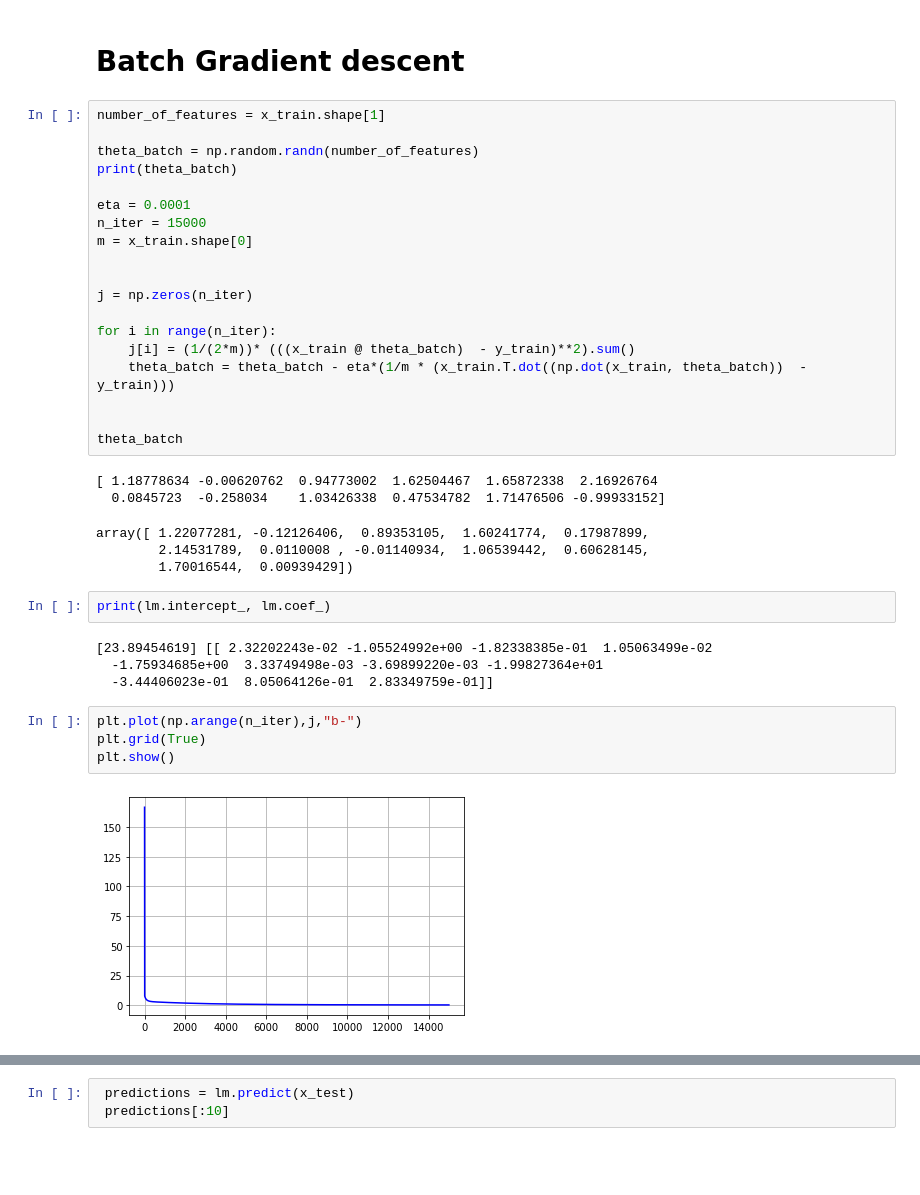
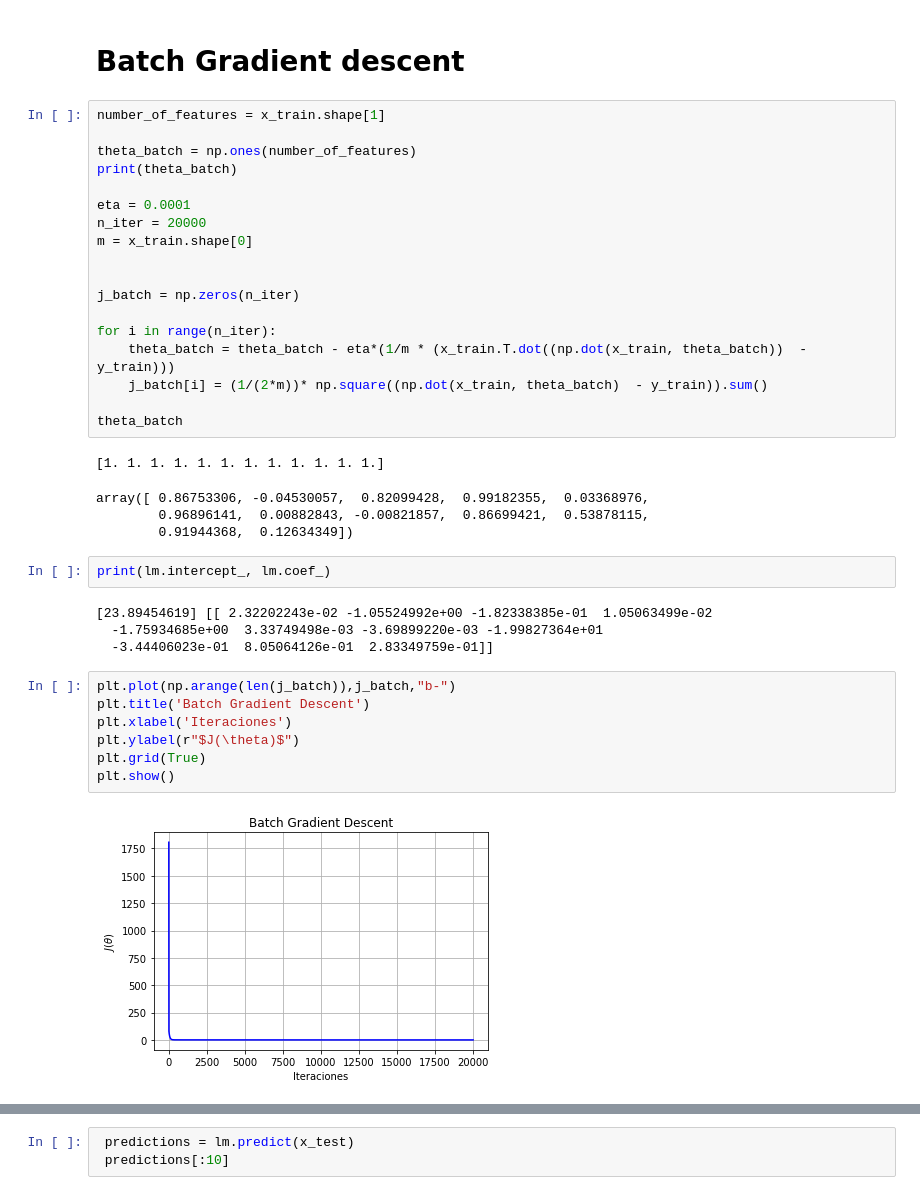
Before and after one commit to EmirBurgosPaz/Machine_learning, a Jupyter notebook: Tarea/multiple_linear_regression_red_wine.ipynb, the cells around one changed output, grey strips where cells are left out. Cells and saved outputs as stored; diff of their text form; blank space fills up the shorter version.

```diff
--- a/Tarea/multiple_linear_regression_red_wine.ipynb
+++ b/Tarea/multiple_linear_regression_red_wine.ipynb
@@ -176,28 +183,26 @@ plt.show()
 # %%
 number_of_features = x_train.shape[1]
 
-theta_batch = np.random.randn(number_of_features)
+theta_batch = np.ones(number_of_features)
 print(theta_batch)
 
 eta = 0.0001
-n_iter = 15000
+n_iter = 20000
 m = x_train.shape[0]
 
 
-j = np.zeros(n_iter)
+j_batch = np.zeros(n_iter)
 
 for i in range(n_iter):
-    j[i] = (1/(2*m))* (((x_train @ theta_batch)  - y_train)**2).sum()
     theta_batch = theta_batch - eta*(1/m * (x_train.T.dot((np.dot(x_train, theta_batch))  - y_train)))
-
+    j_batch[i] = (1/(2*m))* np.square((np.dot(x_train, theta_batch)  - y_train)).sum()
 
 theta_batch
 # %% [output]
-[ 1.18778634 -0.00620762  0.94773002  1.62504467  1.65872338  2.16926764
-  0.0845723  -0.258034    1.03426338  0.47534782  1.71476506 -0.99933152]
+[1. 1. 1. 1. 1. 1. 1. 1. 1. 1. 1. 1.]
-array([ 1.22077281, -0.12126406,  0.89353105,  1.60241774,  0.17987899,
-        2.14531789,  0.0110008 , -0.01140934,  1.06539442,  0.60628145,
-        1.70016544,  0.00939429])
+array([ 0.86753306, -0.04530057,  0.82099428,  0.99182355,  0.03368976,
+        0.96896141,  0.00882843, -0.00821857,  0.86699421,  0.53878115,
+        0.91944368,  0.12634349])
 # %%
 print(lm.intercept_, lm.coef_)
 # %% [output]
@@ -205,8 +210,11 @@ print(lm.intercept_, lm.coef_)
   -1.75934685e+00  3.33749498e-03 -3.69899220e-03 -1.99827364e+01
   -3.44406023e-01  8.05064126e-01  2.83349759e-01]]
 # %%
-plt.plot(np.arange(n_iter),j,"b-")
+plt.plot(np.arange(len(j_batch)),j_batch,"b-")
+plt.title('Batch Gradient Descent')
+plt.xlabel('Iteraciones')
+plt.ylabel(r"$J(\theta)$")
 plt.grid(True)
 plt.show()
 # %% [output]
-[figure, old version]
+[figure, new version]
```
Also changed, not shown: parts of 20 cells of this notebook.
